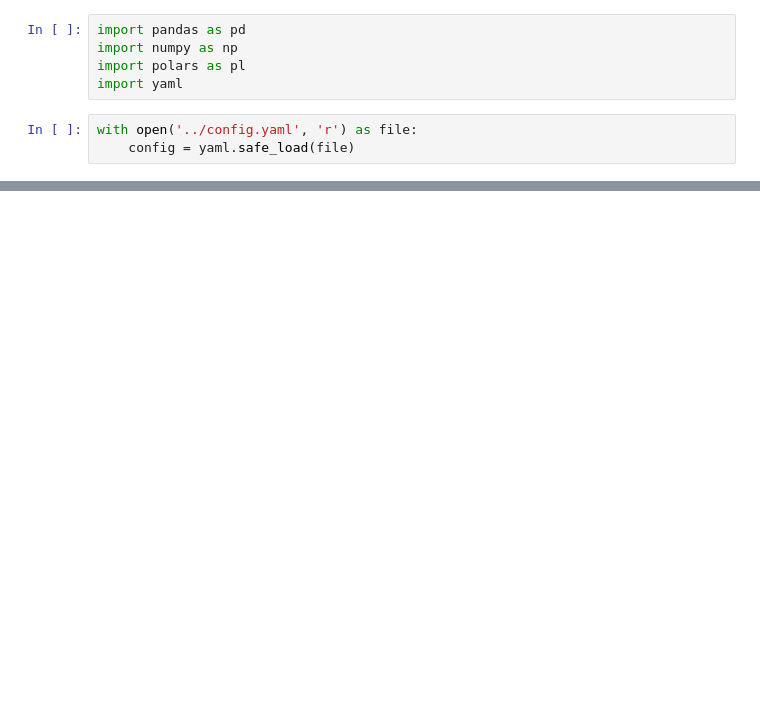
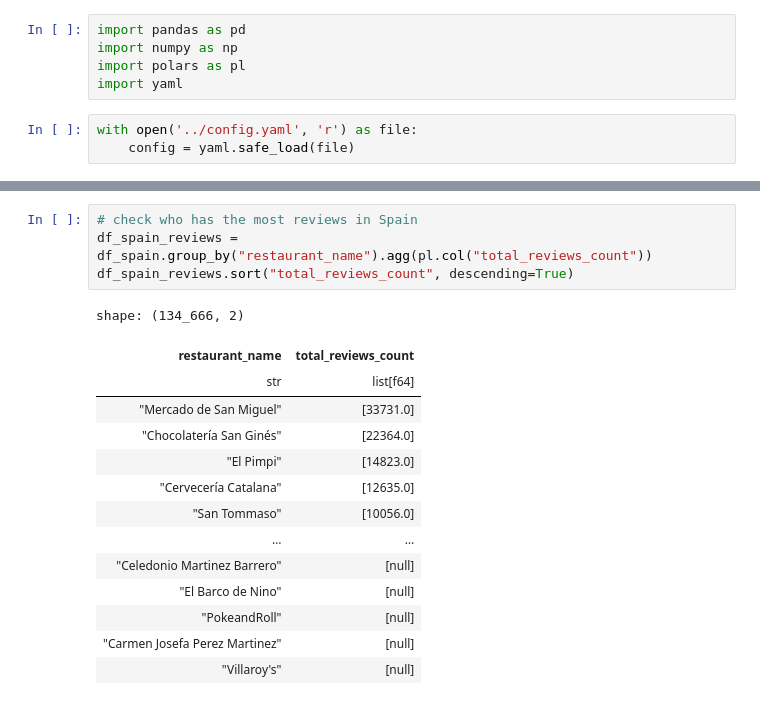
Before and after one commit to AlexMateu21/Final-Project, a Jupyter notebook: notebooks/EDA.ipynb, the cells around one changed output, grey strips where cells are left out. Cells and saved outputs as stored; diff of their text form; blank space fills up the shorter version.

```diff
--- a/notebooks/EDA.ipynb
+++ b/notebooks/EDA.ipynb
@@ -43,3 +61,22 @@ shape: (157_479, 42)
 | "g9871604-d9812919" | "Parrillada Barral" | "["Europe", "Spain", "Galicia",… | "Spain" | "Galicia" | "Province of A Coruna" | null | "Rua Santa Maria De Ois, S/n Pa… | 43.234463 | ... |
 | "g9871607-d20375801" | "BP" | "["Europe", "Spain", "Galicia",… | "Spain" | "Galicia" | "Province of A Coruna" | null | "Carretera Nacional Vi Km. 567,… | 43.24839 | ... |
 | "g9984094-d15652066" | "Restaurante Fito Mar" | "["Europe", "Spain", "Asturias"… | "Spain" | "Asturias" | "Caravia Municipality" | "Playa de La Espasa" | "Calle Espasa, La Bajo, 33343 P… | 43.47393 | ... |
+# %%
+# check who has the most reviews in Spain
+df_spain_reviews = df_spain.group_by("restaurant_name").agg(pl.col("total_reviews_count"))
+df_spain_reviews.sort("total_reviews_count", descending=True)
+# %% [output]
+shape: (134_666, 2)
+| restaurant_name | total_reviews_count |
+| str | list[f64] |
+| "Mercado de San Miguel" | [33731.0] |
+| "Chocolatería San Ginés" | [22364.0] |
+| "El Pimpi" | [14823.0] |
+| "Cervecería Catalana" | [12635.0] |
+| "San Tommaso" | [10056.0] |
+| … | … |
+| "Celedonio Martinez Barrero" | [null] |
+| "El Barco de Nino" | [null] |
+| "PokeandRoll" | [null] |
+| "Carmen Josefa Perez Martinez" | [null] |
+| "Villaroy's" | [null] |
```
Also changed, not shown: parts of 7 cells of this notebook.
